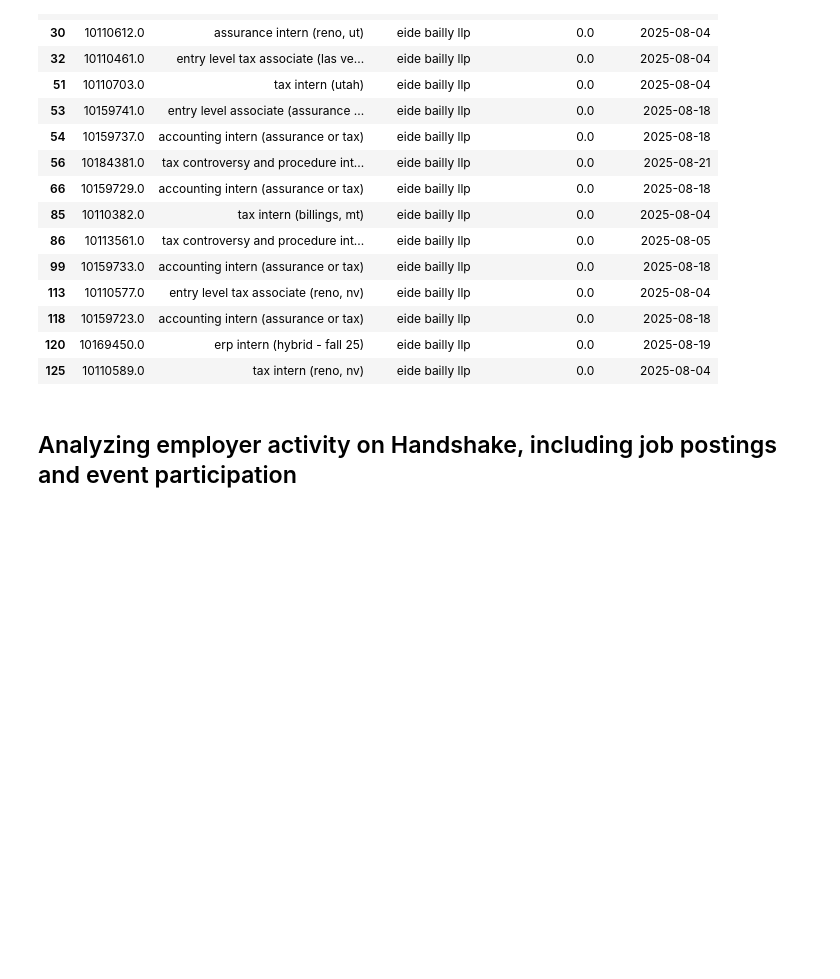
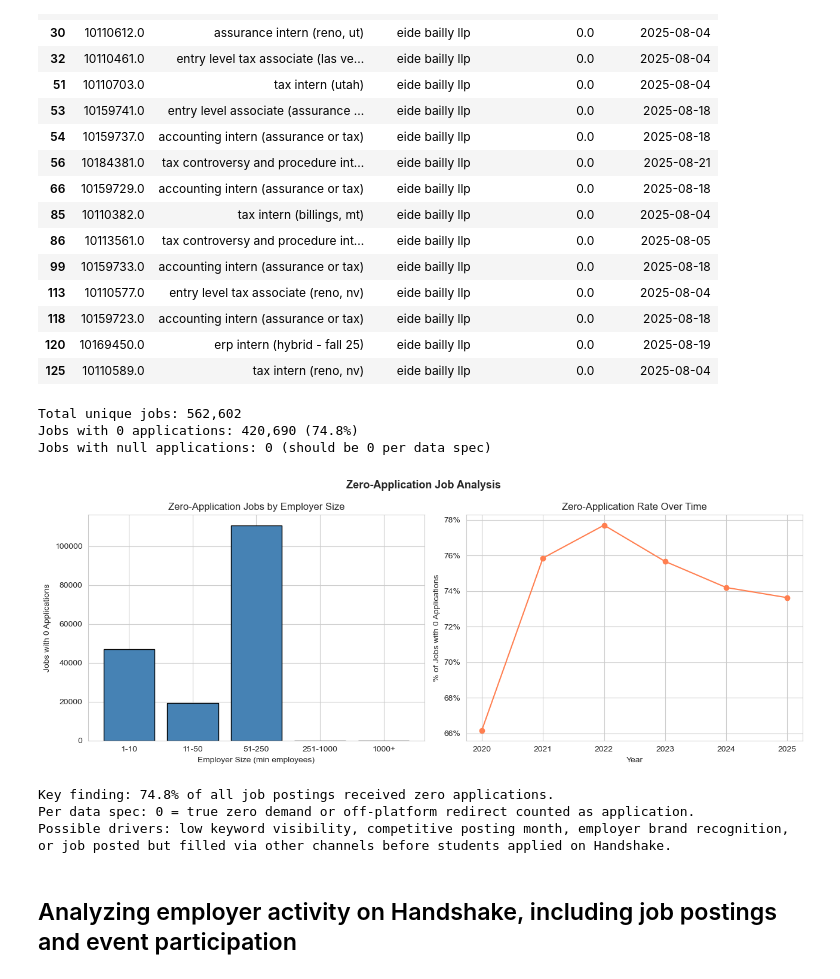
Before and after one commit to BU-Spark/ds-employer-engagement, a Jupyter notebook: ms2_employer_analysis_v3.ipynb, the cells around one changed output. Saved outputs shown, nothing was run; the diff lists cells and outputs as text; code cells hidden in the pictures; blank space fills up the shorter version.

```diff
--- a/ms2_employer_analysis_v3.ipynb
+++ b/ms2_employer_analysis_v3.ipynb
@@ -69,6 +69,68 @@ sample_jobs_2025
 | 118 | 10159723.0 | accounting intern (assurance or tax) | eide bailly llp | 0.0 | 2025-08-18 |
 | 120 | 10169450.0 | erp intern (hybrid - fall 25) | eide bailly llp | 0.0 | 2025-08-19 |
 | 125 | 10110589.0 | tax intern (reno, nv) | eide bailly llp | 0.0 | 2025-08-04 |
+# %%
+# Zero application job short analysis
+jobs_unique = ep_joined.dropna(subset=['jobs_id'])\
+    .drop_duplicates(subset=['jobs_id']).copy()
+
+total_jobs = len(jobs_unique)
+zero_app_jobs = jobs_unique[jobs_unique['applications_count'] == 0].copy()
+null_app_jobs = jobs_unique[jobs_unique['applications_count'].isna()]
+
+print(f"Total unique jobs: {total_jobs:,}")
+print(f"Jobs with 0 applications: {len(zero_app_jobs):,} ({100*len(zero_app_jobs)/total_jobs:.1f}%)")
+print(f"Jobs with null applications: {len(null_app_jobs):,} (should be 0 per data spec)")
+print()
+
+# Zero app jobs by employer size
+zero_app_jobs['size_group'] = pd.cut(
+    zero_app_jobs['employer_size_min'].fillna(0),
+    bins=[0, 10, 50, 250, 1000, float('inf')],
+    labels=['1-10', '11-50', '51-250', '251-1000', '1000+']
+)
+size_zero = zero_app_jobs['size_group'].value_counts().sort_index()
+
+# Zero app jobs by year
+zero_app_jobs['year'] = pd.to_datetime(
+    zero_app_jobs['job_creation_date'], errors='coerce'
+).dt.year
+zero_by_year = zero_app_jobs.groupby('year').size()
+total_by_year = jobs_unique.groupby(
+    pd.to_datetime(jobs_unique['job_creation_date'], errors='coerce').dt.year
+).size()
+zero_pct_by_year = (zero_by_year / total_by_year * 100).dropna()
+
+fig, axes = plt.subplots(1, 2, figsize=(13, 5))
+
+axes[0].bar(size_zero.index, size_zero.values, color='steelblue', edgecolor='black')
+axes[0].set_xlabel('Employer Size (min employees)')
+axes[0].set_ylabel('Jobs with 0 Applications')
+axes[0].set_title('Zero-Application Jobs by Employer Size')
+
+axes[1].plot(zero_pct_by_year.index, zero_pct_by_year.values, marker='o', color='coral')
+axes[1].set_xlabel('Year')
+axes[1].set_ylabel('% of Jobs with 0 Applications')
+axes[1].set_title('Zero-Application Rate Over Time')
+axes[1].yaxis.set_major_formatter(plt.FuncFormatter(lambda x, _: f'{x:.0f}%'))
+
+plt.suptitle('Zero-Application Job Analysis', fontsize=13, fontweight='bold')
+plt.tight_layout()
+plt.show()
+
+print(f"\nKey finding: {100*len(zero_app_jobs)/total_jobs:.1f}% of all job postings received zero applications.")
+print("Per data spec: 0 = true zero demand or off-platform redirect counted as application.")
+print("Possible drivers: low keyword visibility, competitive posting month, employer brand recognition,")
+print("or job posted but filled via other channels before students applied on Handshake.")
+# %% [output]
+Total unique jobs: 562,602
+Jobs with 0 applications: 420,690 (74.8%)
+Jobs with null applications: 0 (should be 0 per data spec)
+[figure, added]
+Key finding: 74.8% of all job postings received zero applications.
+Per data spec: 0 = true zero demand or off-platform redirect counted as application.
+Possible drivers: low keyword visibility, competitive posting month, employer brand recognition,
+or job posted but filled via other channels before students applied on Handshake.
 # %% [markdown]
 ## Analyzing employer activity on Handshake, including job postings and event participation
 # %%
```
Also changed, not shown: parts of 1 cell of this notebook.
